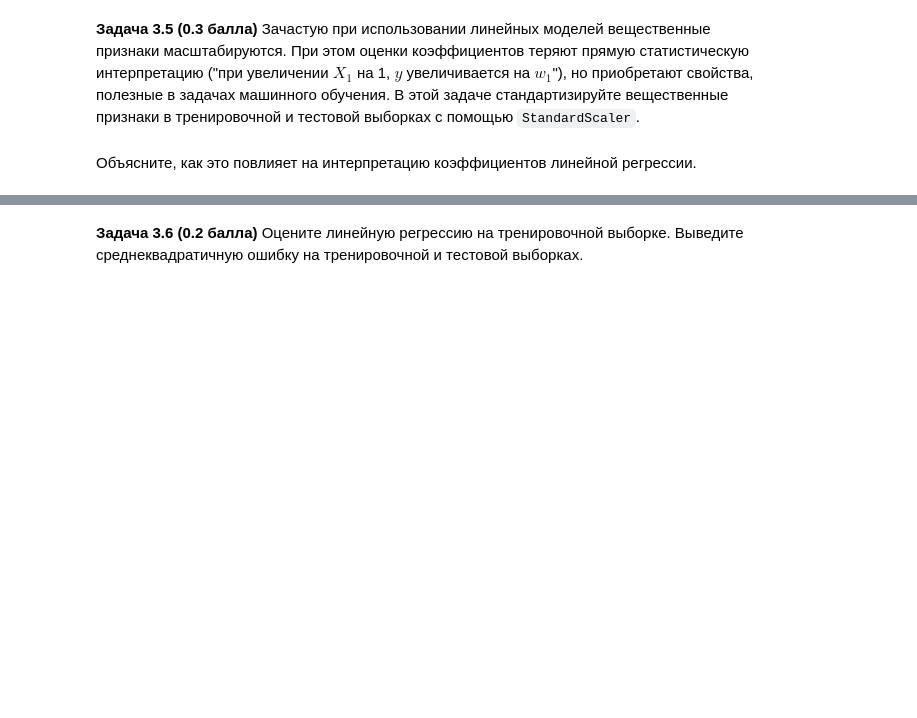
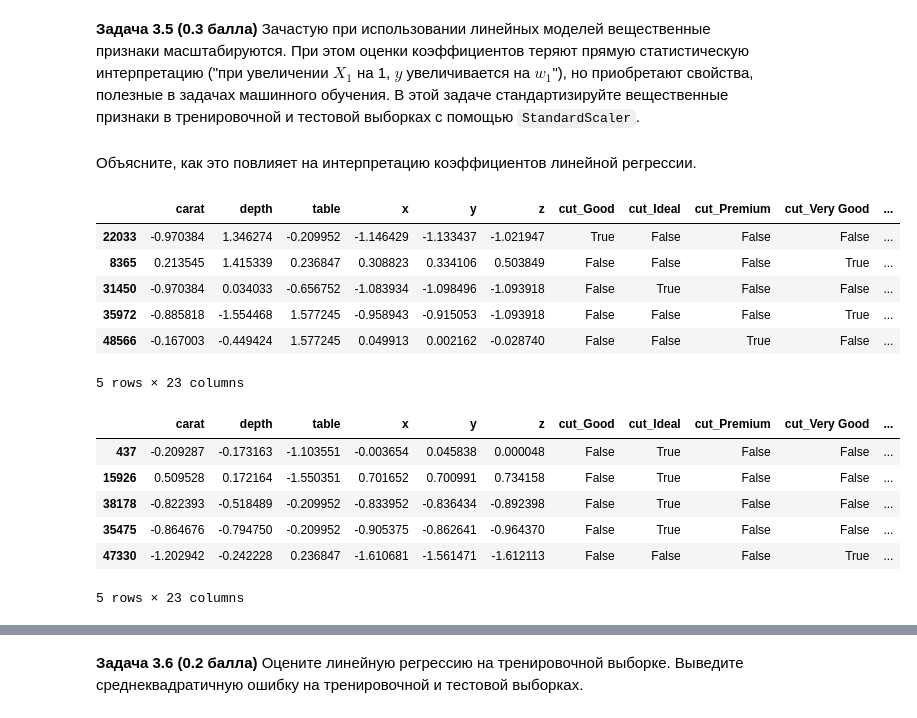
Before and after one commit to AjnoEO/iad-ml, a Jupyter notebook: hw04-knn-linreg/hw04_knn_linreg.ipynb, the cells around one changed output, grey strips where cells are left out. Cells and saved outputs as stored; diff of their text form; code cells hidden in the pictures; blank space fills up the shorter version.

```diff
--- a/hw04-knn-linreg/hw04_knn_linreg.ipynb
+++ b/hw04-knn-linreg/hw04_knn_linreg.ipynb
@@ -445,3 +444,6 @@ data.head(5)
 # %% [markdown]
 **Задача 3.1 (0.2 балла)** Есть ли в наборе данных пропущенные значения? Если да, удалите их.
 Есть ли в наборе данных бессмысленные столбцы (признаки, не несущие дополнительной информации)? Если да, то удалите их.
+# %%
+data.drop(columns=["Unnamed: 0"], inplace=True, errors="ignore") # Это просто те же индексы
+display(*na_info(data))
@@ -454,2 +521,12 @@ data.head(5)
 # %% [markdown]
 **Задача 3.4 (0.2 балла)** Разделите выборку на тренировочную и тестовую. Долю тестовой выборки укажите равной 0.3.
+# %%
+X = data[data.columns.drop(["price"])]
+y = data["price"]
+
+X_train, X_test, y_train, y_test = train_test_split(X, y, test_size=0.3, random_state=239)
+X_train: pd.DataFrame
+X_test: pd.DataFrame
+y_train: pd.Series
+y_test: pd.Series
+print(f"Train size: {y_train.shape[0]:_}\nTest size: {y_test.shape[0]:_}")
@@ -457,3 +537,26 @@ data.head(5)
 **Задача 3.5 (0.3 балла)** Зачастую при использовании линейных моделей вещественные признаки масштабируются. При этом оценки коэффициентов теряют прямую статистическую интерпретацию ("при увеличении $X_1$ на 1, $y$ увеличивается на $w_1$"), но приобретают свойства, полезные в задачах машинного обучения. В этой задаче стандартизируйте вещественные признаки в тренировочной и тестовой выборках с помощью `StandardScaler`.
 # %% [markdown]
 Объясните, как это повлияет на интерпретацию коэффициентов линейной регрессии.
+# %%
+numeric_cols = X_train.select_dtypes(np.number).columns
+scaler = StandardScaler()
+X_train_LinReg_scaled = X_train.copy()
+X_test_LinReg_scaled = X_test.copy()
+X_train_LinReg_scaled[numeric_cols] = scaler.fit_transform(X_train[numeric_cols])
+X_test_LinReg_scaled[numeric_cols] = scaler.transform(X_test[numeric_cols])
+display(X_train_LinReg_scaled.head(), X_test_LinReg_scaled.head())
+# %% [output]
+|  | carat | depth | table | x | y | z | cut_Good | cut_Ideal | cut_Premium | cut_Very Good | ... |
+| 22033 | -0.970384 | 1.346274 | -0.209952 | -1.146429 | -1.133437 | -1.021947 | True | False | False | False | ... |
+| 8365 | 0.213545 | 1.415339 | 0.236847 | 0.308823 | 0.334106 | 0.503849 | False | False | False | True | ... |
+| 31450 | -0.970384 | 0.034033 | -0.656752 | -1.083934 | -1.098496 | -1.093918 | False | True | False | False | ... |
+| 35972 | -0.885818 | -1.554468 | 1.577245 | -0.958943 | -0.915053 | -1.093918 | False | False | False | True | ... |
+| 48566 | -0.167003 | -0.449424 | 1.577245 | 0.049913 | 0.002162 | -0.028740 | False | False | True | False | ... |
+5 rows × 23 columns
+|  | carat | depth | table | x | y | z | cut_Good | cut_Ideal | cut_Premium | cut_Very Good | ... |
+| 437 | -0.209287 | -0.173163 | -1.103551 | -0.003654 | 0.045838 | 0.000048 | False | True | False | False | ... |
+| 15926 | 0.509528 | 0.172164 | -1.550351 | 0.701652 | 0.700991 | 0.734158 | False | True | False | False | ... |
+| 38178 | -0.822393 | -0.518489 | -0.209952 | -0.833952 | -0.836434 | -0.892398 | False | True | False | False | ... |
+| 35475 | -0.864676 | -0.794750 | -0.209952 | -0.905375 | -0.862641 | -0.964370 | False | True | False | False | ... |
+| 47330 | -1.202942 | -0.242228 | 0.236847 | -1.610681 | -1.561471 | -1.612113 | False | False | False | True | ... |
+5 rows × 23 columns
```
Also changed, not shown: parts of 16 cells of this notebook.
